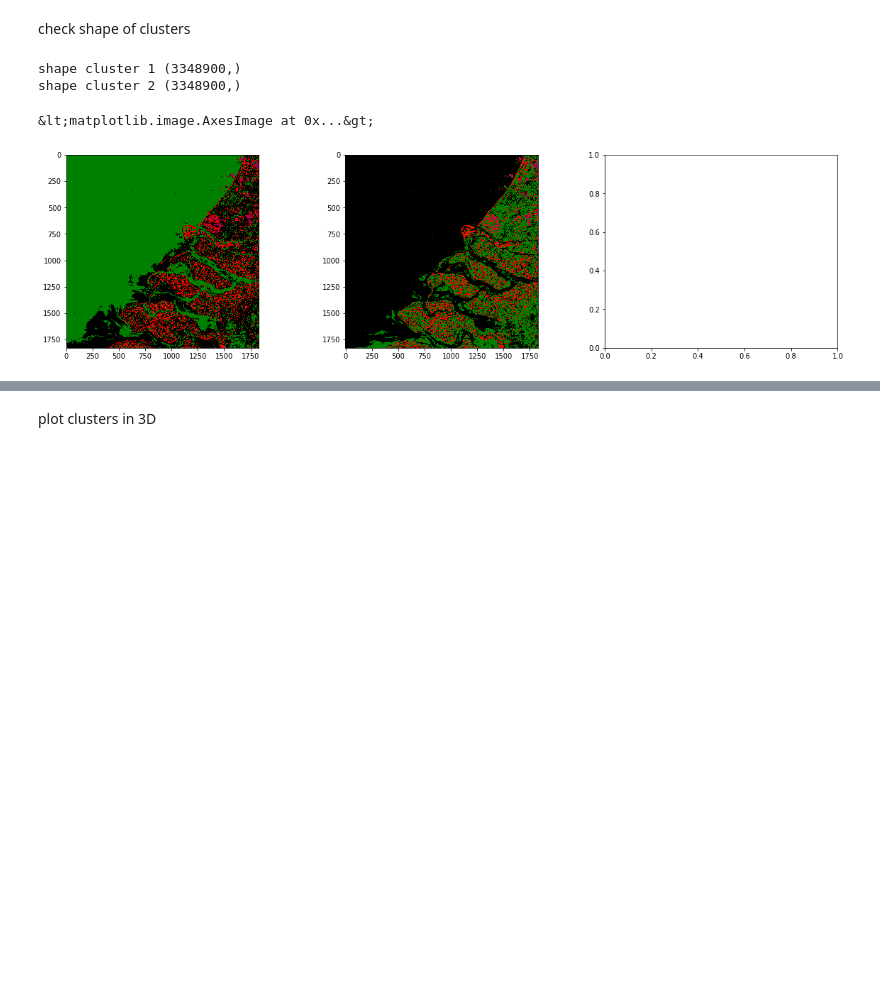
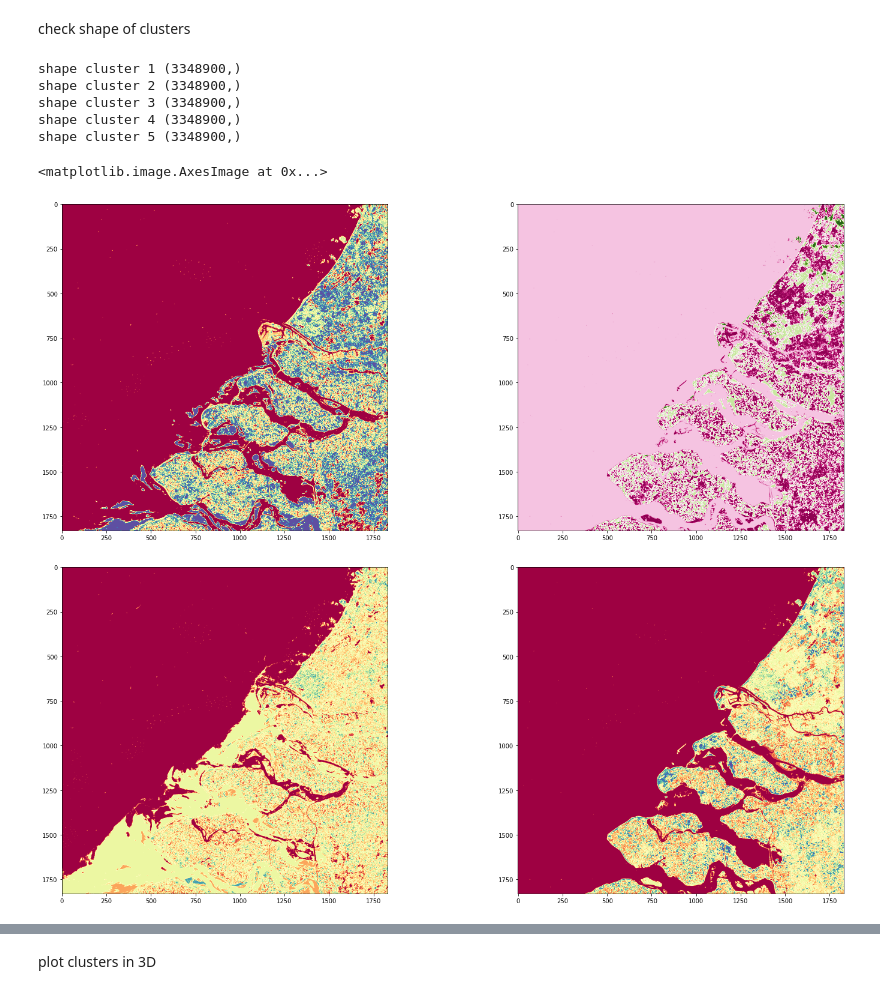
Before and after one commit to LouiseMerle/GEO1001_Assignment2, a Jupyter notebook: Assignment_2.ipynb, the cells around one changed output, grey strips where cells are left out. Saved outputs shown, nothing was run; the diff lists cells and outputs as text; code cells hidden in the pictures; blank space fills up the shorter version.

Commit message:
Added two new plot combinations

```diff
--- a/Assignment_2.ipynb
+++ b/Assignment_2.ipynb
@@ -26,7 +32,10 @@ NIR = band8_60.flatten()
 stack files for visualisation
 # %%
 stacked2 = np.vstack((blue_flat, green_flat)).T
-stacked3 = np.vstack((blue_flat, green_flat, red_flat)).T
+stacked3 = np.vstack((red_flat, green_flat, blue_flat)).T
+stacked_vegetation = np.vstack((NIR, red_flat, green_flat)).T
+stacked_bathymetric = np.vstack((red_flat, green_flat, coastal_flat)).T
+stacked_agriculture = np.vstack((swir1_flat, NIR, blue_flat)).T
 # %% [markdown]
 create random state for clustering
 # %%
@@ -37,3 +46,4 @@ KMeans clustering
 clustering = KMeans(n_clusters=4, random_state=random)
 cluster1 = clustering.fit_predict(stacked2)
 cluster2 = clustering.fit_predict(stacked3)
+cluster3 = clustering.fit_predict(stacked_vegetation)
@@ -43,0 +50,4 @@ AttributeError: &#39;numpy.ndarray&#39; object has no attribute &#39;labels&#39;
+# %%
+clustering2 = KMeans(n_clusters=8, random_state = random)
+cluster4 = clustering2.fit_predict(stacked_bathymetric)
+cluster5 = clustering2.fit_predict(stacked_agriculture)
@@ -46,25 +58,44 @@ check shape of clusters
 # %%
 print('shape cluster 1', cluster1.shape)
 print('shape cluster 2', cluster2.shape)
+print('shape cluster 3', cluster3.shape)
+print('shape cluster 4', cluster4.shape)
+print('shape cluster 5', cluster5.shape)
 # %% [output]
 shape cluster 1 (3348900,)
 shape cluster 2 (3348900,)
+shape cluster 3 (3348900,)
+shape cluster 4 (3348900,)
+shape cluster 5 (3348900,)
 # %%
 plot_array_2 = np.reshape(cluster1, (len(band2_60[0]), len(band2_60[0])))
 plot_array_3 = np.reshape(cluster2, (len(band2_60[0]), len(band2_60[0])))
-#plot_array_4 = np.reshape(cluster2, (len(band2_60[0]), len(band2_60[0])))
+plot_array_4 = np.reshape(cluster3, (len(band2_60[0]), len(band2_60[0])))
+plot_array_5 = np.reshape(cluster4, (len(band2_60[0]), len(band2_60[0])))
+plot_array_6 = np.reshape(cluster5, (len(band2_60[0]), len(band2_60[0])))
 # %%
 cmap = mc.LinearSegmentedColormap.from_list("", ['black', 'red', 'green', 'purple'])
 
-fig , axes = plt.subplots(nrows = 1, ncols = 3, figsize=(20,5))
+fig , axes = plt.subplots(nrows = 1, ncols = 2, figsize=(25,10))
+#plt.sca(axes[0])
+#plt.imshow(plot_array_2, cmap='PiYG')
+
 plt.sca(axes[0])
-plt.imshow(plot_array_2, cmap=cmap)
+plt.imshow(plot_array_3, cmap='Spectral')
 
 plt.sca(axes[1])
-plt.imshow(plot_array_3, cmap=cmap)
+plt.imshow(plot_array_4, cmap='PiYG')
+
+fig , axes = plt.subplots(nrows = 1, ncols = 2, figsize=(25,10))
+plt.sca(axes[0])
+plt.imshow(plot_array_5, cmap='Spectral')
+
+plt.sca(axes[1])
+plt.imshow(plot_array_6, cmap='Spectral')
 # %% [output]
-&lt;matplotlib.image.AxesImage at 0x...&gt;
+<matplotlib.image.AxesImage at 0x...>
-[figure, old version]
+[figure, new version]
+[figure, added]
 # %%
 # figuur makes no sense
 
```
Also changed, not shown: parts of 6 cells of this notebook.
